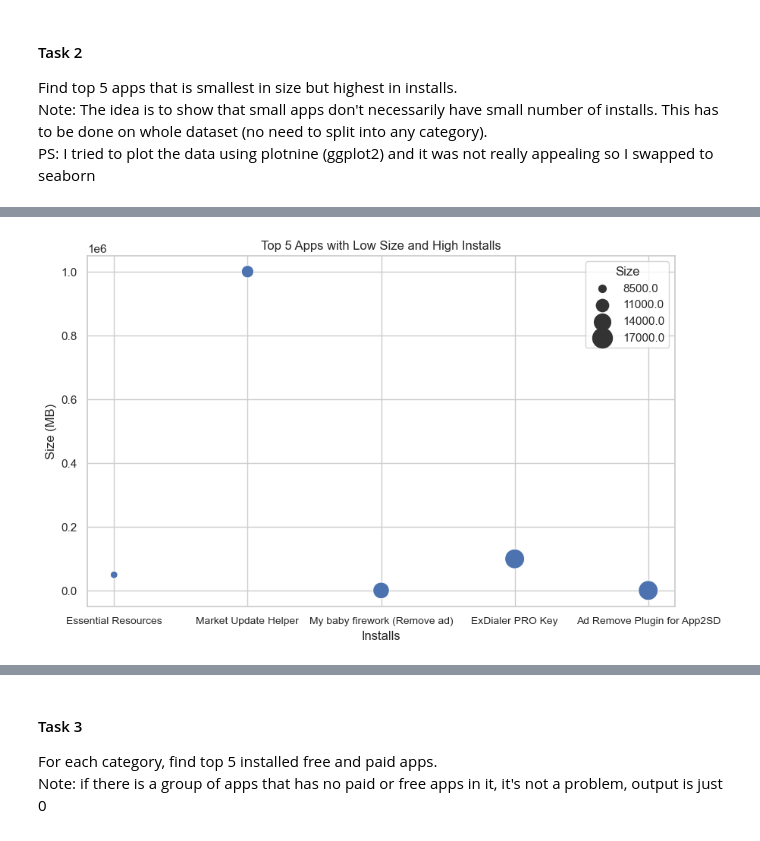
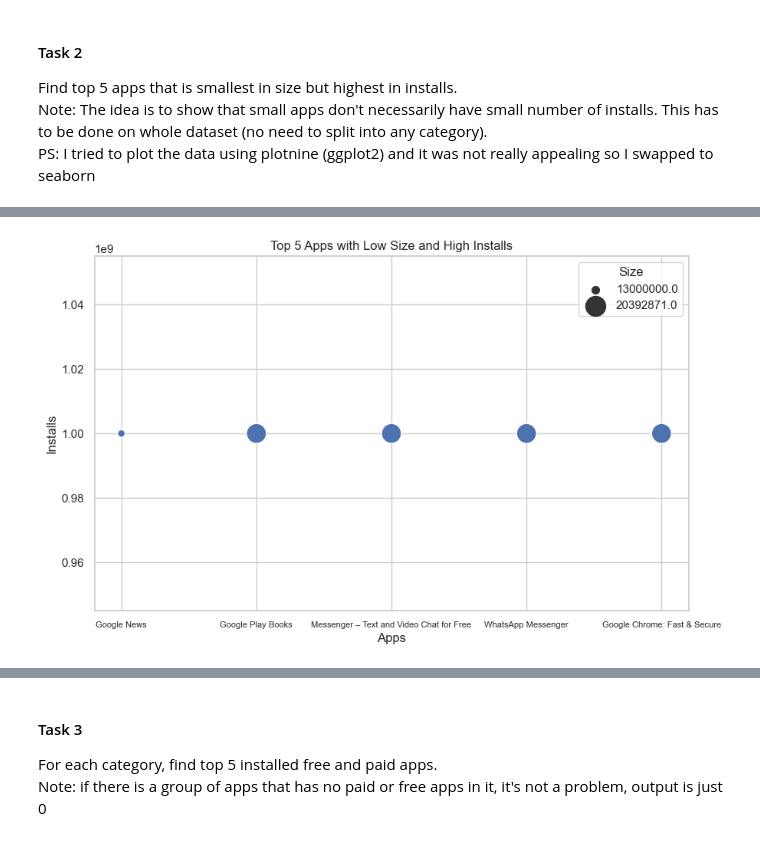
Before and after one commit to bahaozsahin/Develhope_Project-2_team-3, a Jupyter notebook: week3/week3_Baha.ipynb, the cells around one changed output, grey strips where cells are left out. Cells and saved outputs as stored; diff of their text form; code cells hidden in the pictures.

```diff
--- a/week3/week3_Baha.ipynb
+++ b/week3/week3_Baha.ipynb
@@ -186,7 +181,7 @@ Note: The idea is to show that small apps don't necessarily have small number of
 <br>
 PS: I tried to plot the data using plotnine (ggplot2) and it was not really appealing so I swapped to seaborn
 # %%
-df = data.sort_values(['Size', 'Installs'], ascending=[True, False]).head(5)    #picking the top 5 after sorting the data
+df = data.sort_values(['Installs', 'Size'], ascending=[False, True]).head(5)   #picking the top 5 after sorting the data
 df
 # %% [output]
 |  | App | Category | Rating | Reviews | Size | Installs | Type | Price | Content Rating | Revenue |
@@ -198,10 +193,10 @@ df
 # %%
 fig, ax = plt.subplots(figsize = (10,6))
 sns.scatterplot(data = df, x = 'App', y= 'Installs', size='Size', sizes= (50,350), ax = ax)
 ax.set_title('Top 5 Apps with Low Size and High Installs')
-ax.set_xlabel('Installs')
-ax.set_ylabel('Size (MB)')
-plt.xticks(size = 10)
+ax.set_xlabel('Apps')
+ax.set_ylabel('Installs')
+plt.xticks(size = 8)
 _ = ax
 # %% [output]
-[figure, old version]
+[figure, new version]
```
Also changed, not shown: parts of 8 cells of this notebook.
